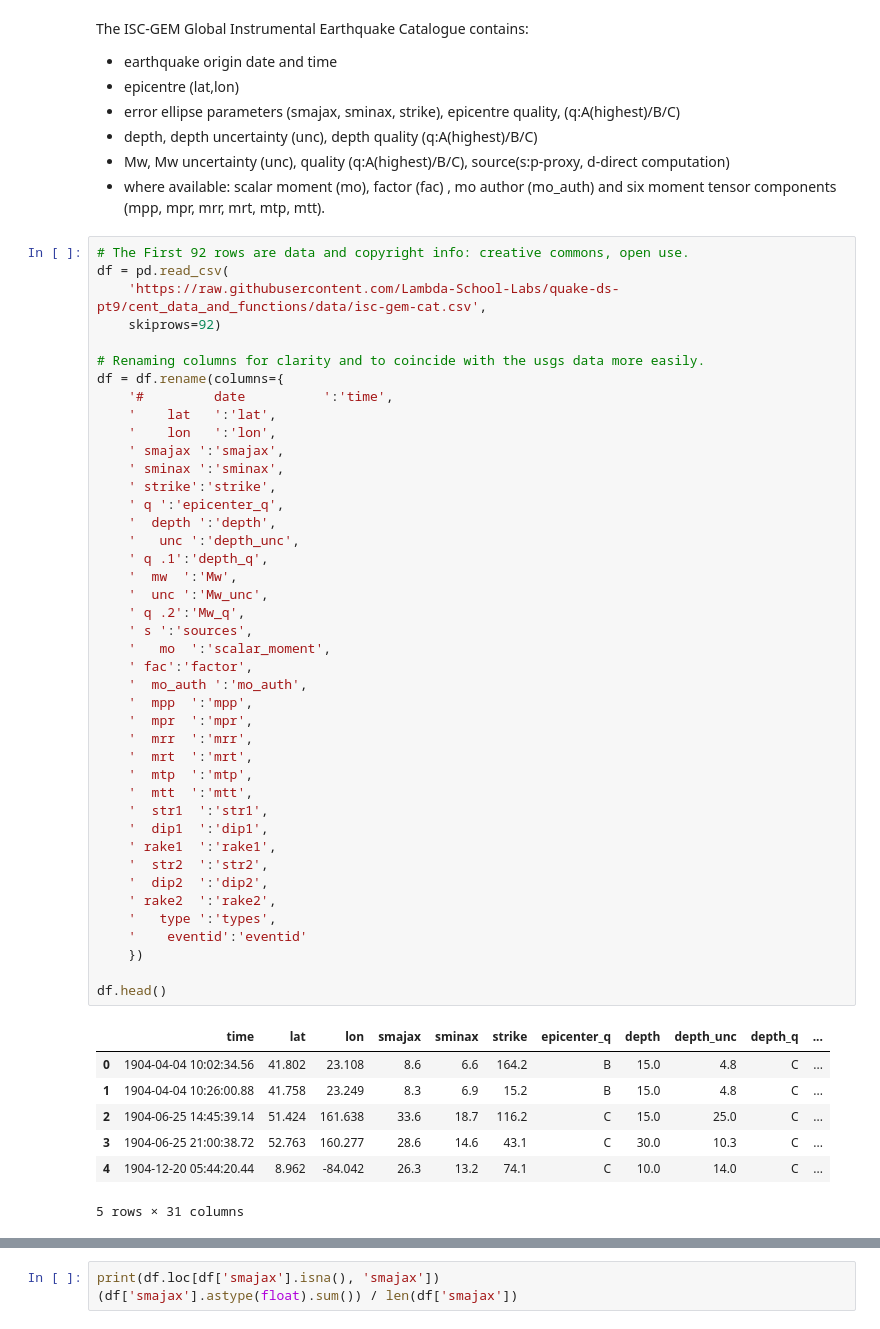
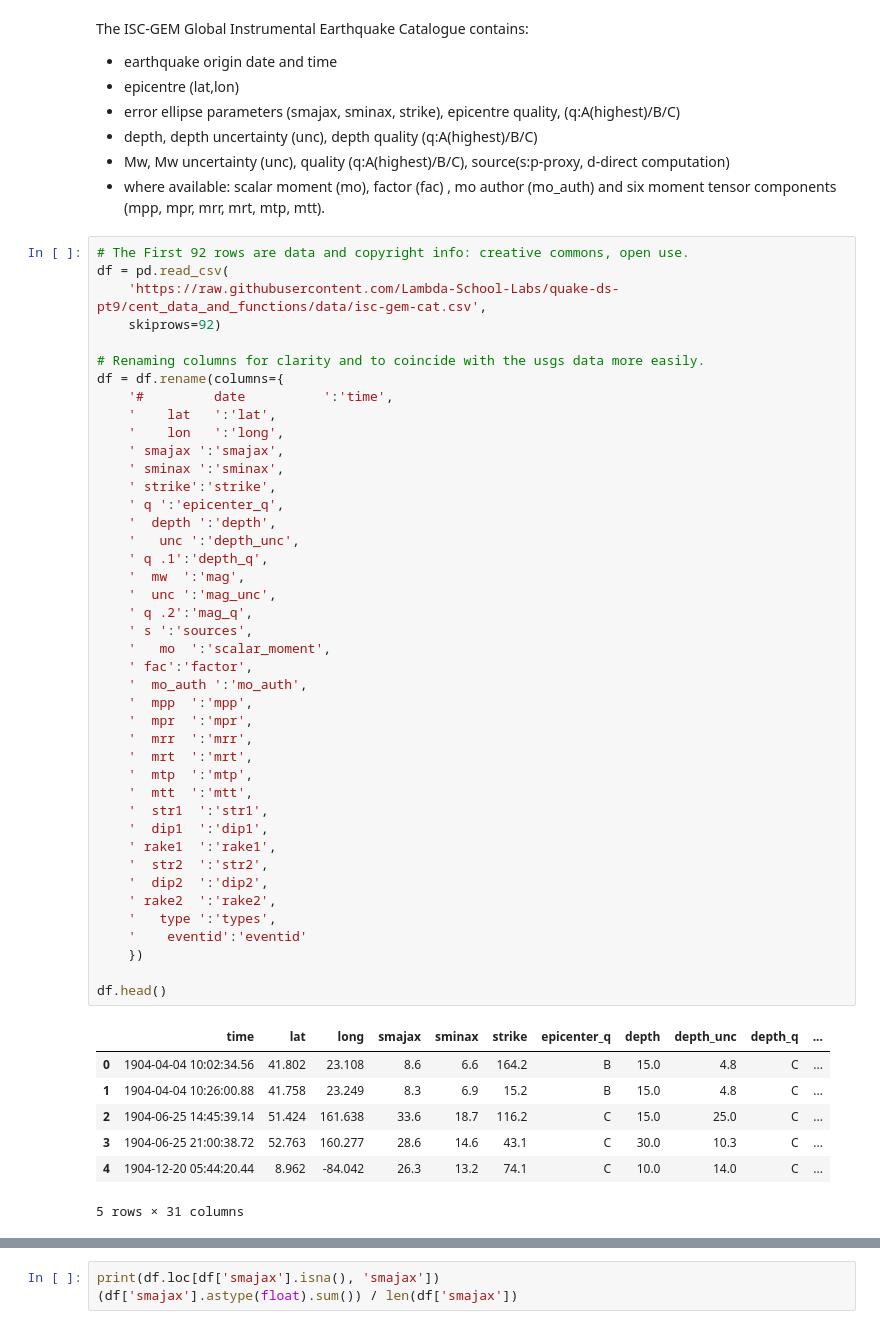
Before and after one commit to BloomTech-Labs/quake-ds-pt9, a Jupyter notebook: notebooks/ISC_data.ipynb, the cells around one changed output, grey strips where cells are left out. Cells and saved outputs as stored; diff of their text form.

```diff
--- a/notebooks/ISC_data.ipynb
+++ b/notebooks/ISC_data.ipynb
@@ -22,40 +26,40 @@ df = pd.read_csv(
 df = df.rename(columns={
     '#         date          ':'time',
     '    lat   ':'lat',
-    '    lon   ':'lon',
+    '    lon   ':'long',
     ' smajax ':'smajax',
     ' sminax ':'sminax',
     ' strike':'strike',
     ' q ':'epicenter_q',
     '  depth ':'depth',
     '   unc ':'depth_unc',
     ' q .1':'depth_q',
-    '  mw  ':'Mw',
-    '  unc ':'Mw_unc',
-    ' q .2':'Mw_q',
+    '  mw  ':'mag',
+    '  unc ':'mag_unc',
+    ' q .2':'mag_q',
     ' s ':'sources',
     '   mo  ':'scalar_moment',
     ' fac':'factor',
     '  mo_auth ':'mo_auth',
     '  mpp  ':'mpp',
     '  mpr  ':'mpr',
     '  mrr  ':'mrr',
     '  mrt  ':'mrt',
     '  mtp  ':'mtp',
     '  mtt  ':'mtt',
     '  str1  ':'str1',
     '  dip1  ':'dip1',
     ' rake1  ':'rake1',
     '  str2  ':'str2',
     '  dip2  ':'dip2',
     ' rake2  ':'rake2',
     '   type ':'types',
     '    eventid':'eventid'
     })
 
 df.head()
 # %% [output]
-|  | time | lat | lon | smajax | sminax | strike | epicenter_q | depth | depth_unc | depth_q | ... |
+|  | time | lat | long | smajax | sminax | strike | epicenter_q | depth | depth_unc | depth_q | ... |
 | 0 | 1904-04-04 10:02:34.56 | 41.802 | 23.108 | 8.6 | 6.6 | 164.2 | B | 15.0 | 4.8 | C | ... |
 | 1 | 1904-04-04 10:26:00.88 | 41.758 | 23.249 | 8.3 | 6.9 | 15.2 | B | 15.0 | 4.8 | C | ... |
 | 2 | 1904-06-25 14:45:39.14 | 51.424 | 161.638 | 33.6 | 18.7 | 116.2 | C | 15.0 | 25.0 | C | ... |
```
Also changed, not shown: parts of 9 cells of this notebook.
